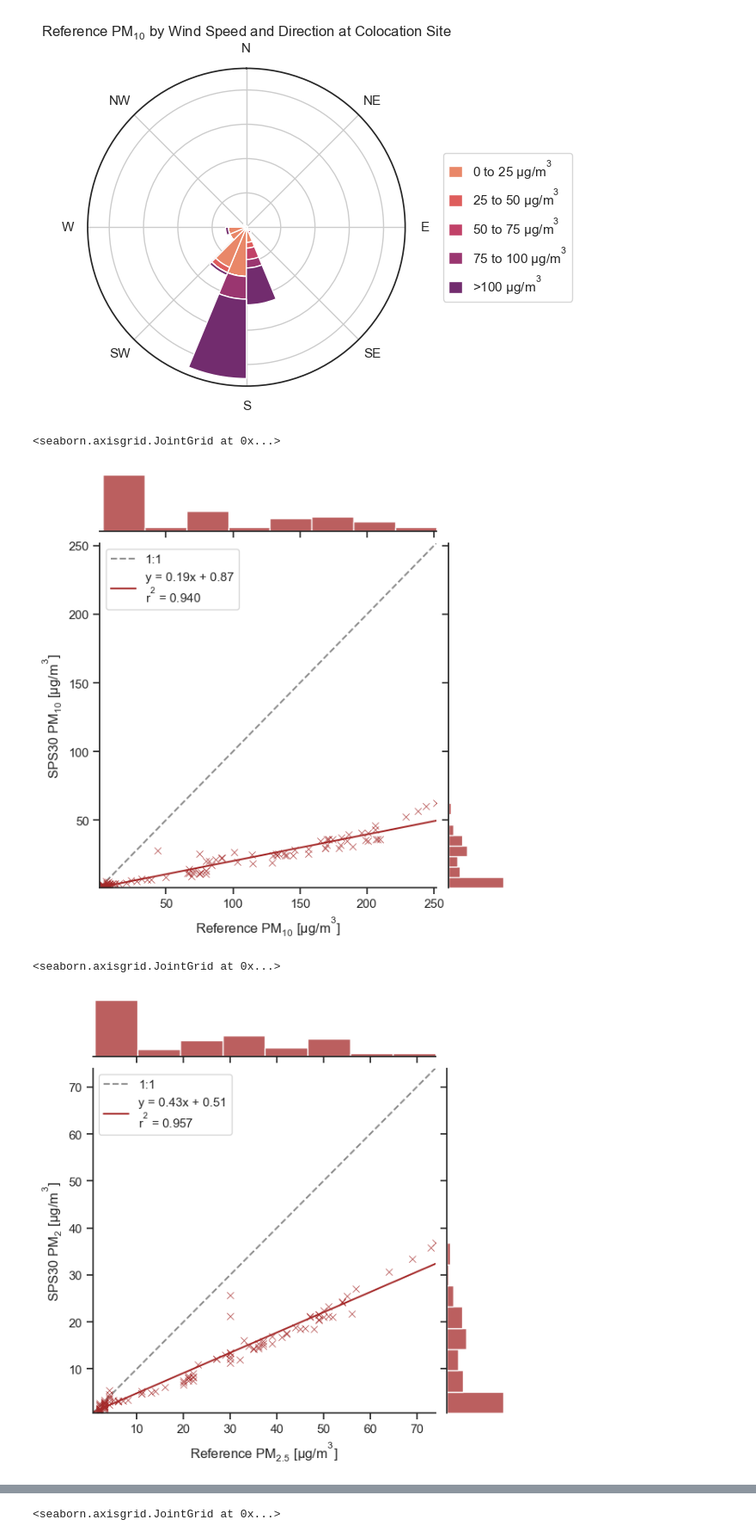
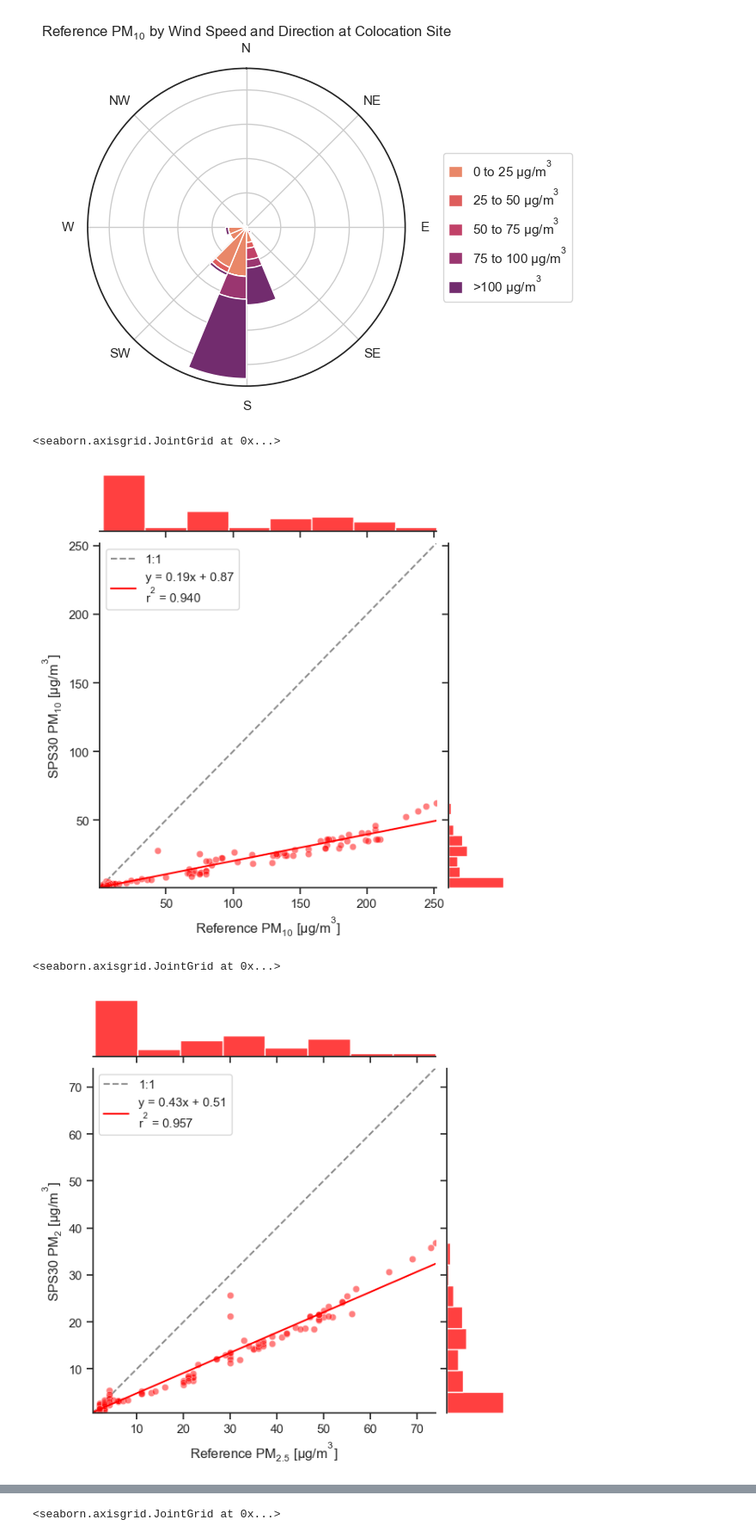
Before and after one commit to vn-hub/koloka, a Jupyter notebook: SmogMAR2024.ipynb, the cells around one changed output, grey strips where cells are left out. Shown at 86% size. Drawn from its saved outputs; the diff is of its cells as text; code cells hidden in the pictures.

```diff
--- a/SmogMAR2024.ipynb
+++ b/SmogMAR2024.ipynb
@@ -373,29 +373,31 @@ pm = atmospy.regplot(
     data=df,
     x="PM10 [ug/m3]",
     y="PM_10_y",
-    color="brown",
-    marker='x',
+    color="red",
+    marker='o',
+    alpha=0.5
 #    fit_reg=False
 )
 pm.set_axis_labels(xlabel="Reference $PM_{10}$ [$µg/m^{3}$]", ylabel="SPS30 $PM_{10}$ [$µg/m^{3}$]")
 # %% [output]
 <seaborn.axisgrid.JointGrid at 0x...>
-[figure, old version]
+[figure, new version]
 # %%
 df["PM_2"] = pd.to_numeric(df["PM_2"], errors='coerce')
 
 pm = atmospy.regplot(
     data=df,
     x="PM25 [ug/m3]",
     y="PM_2",
-    color="brown",
-    marker='x',
+    color="red",
+    marker='o',
+    alpha=0.5
 #    fit_reg=False
 )
 pm.set_axis_labels(xlabel="Reference $PM_{2.5}$ [$µg/m^{3}$]", ylabel="SPS30 $PM_{2}$ [$µg/m^{3}$]")
 # %% [output]
 <seaborn.axisgrid.JointGrid at 0x...>
-[figure, old version]
+[figure, new version]
 # %%
 df["PM_1_y"] = pd.to_numeric(df["PM_1_y"], errors='coerce')
 
```
Also changed, not shown: parts of 1 cell of this notebook, 2 other files.
